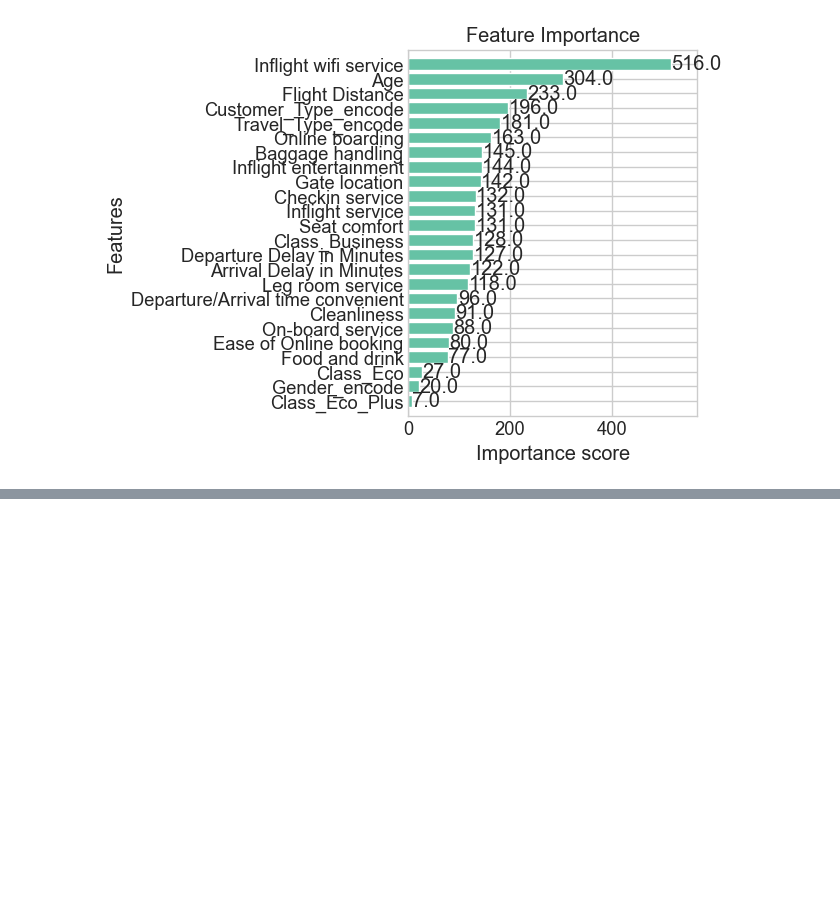
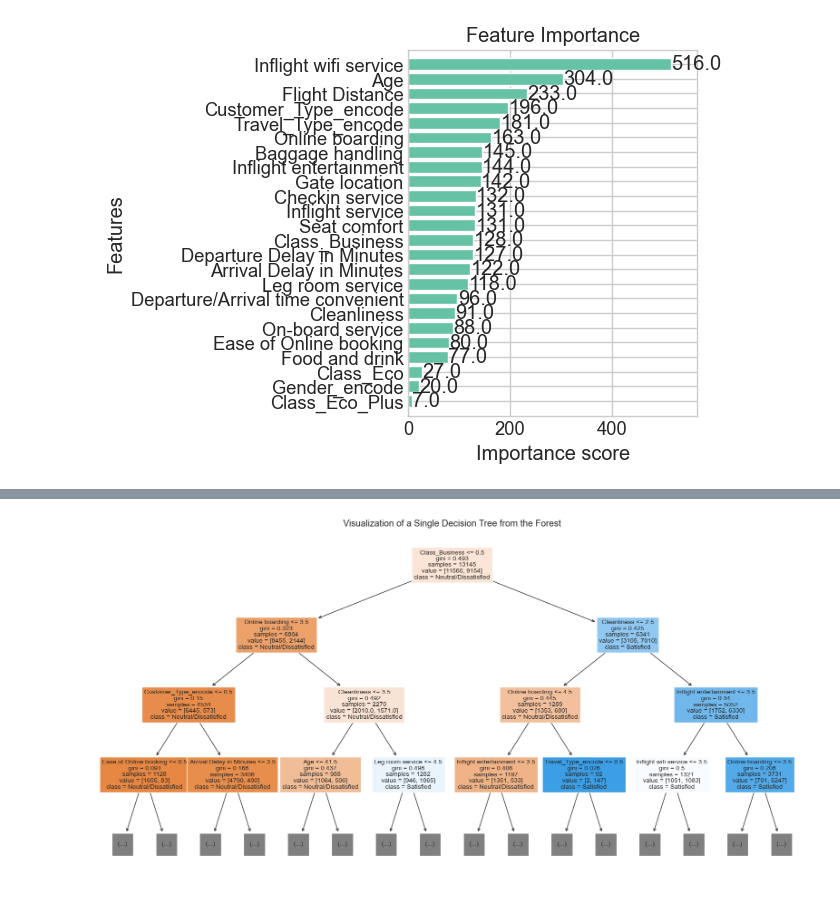
Before and after one commit to ZS-nus/DSS5104_GroupProject, a Jupyter notebook: components/zs.ipynb, the cells around one changed output, grey strips where cells are left out. Saved outputs shown, nothing was run; the diff lists cells and outputs as text; code cells hidden in the pictures; blank space fills up the shorter version.

```diff
--- a/components/zs.ipynb
+++ b/components/zs.ipynb
@@ -420,0 +585,15 @@ plt.show()
+# %%
+from sklearn.tree import plot_tree
+
+# Visualize a single tree from the forest (e.g., the first tree)
+plt.figure(figsize=(20, 10))
+plot_tree(rf_model.estimators_[0],
+          feature_names=predictors,
+          class_names=['Neutral/Dissatisfied', 'Satisfied'],
+          filled=True,
+          max_depth=3,  # Limit depth for readability
+          fontsize=10)
+plt.title('Visualization of a Single Decision Tree from the Forest')
+plt.show()
+# %% [output]
+[figure, added]
```
Also changed, not shown: parts of 25 cells of this notebook, 3 other files.
